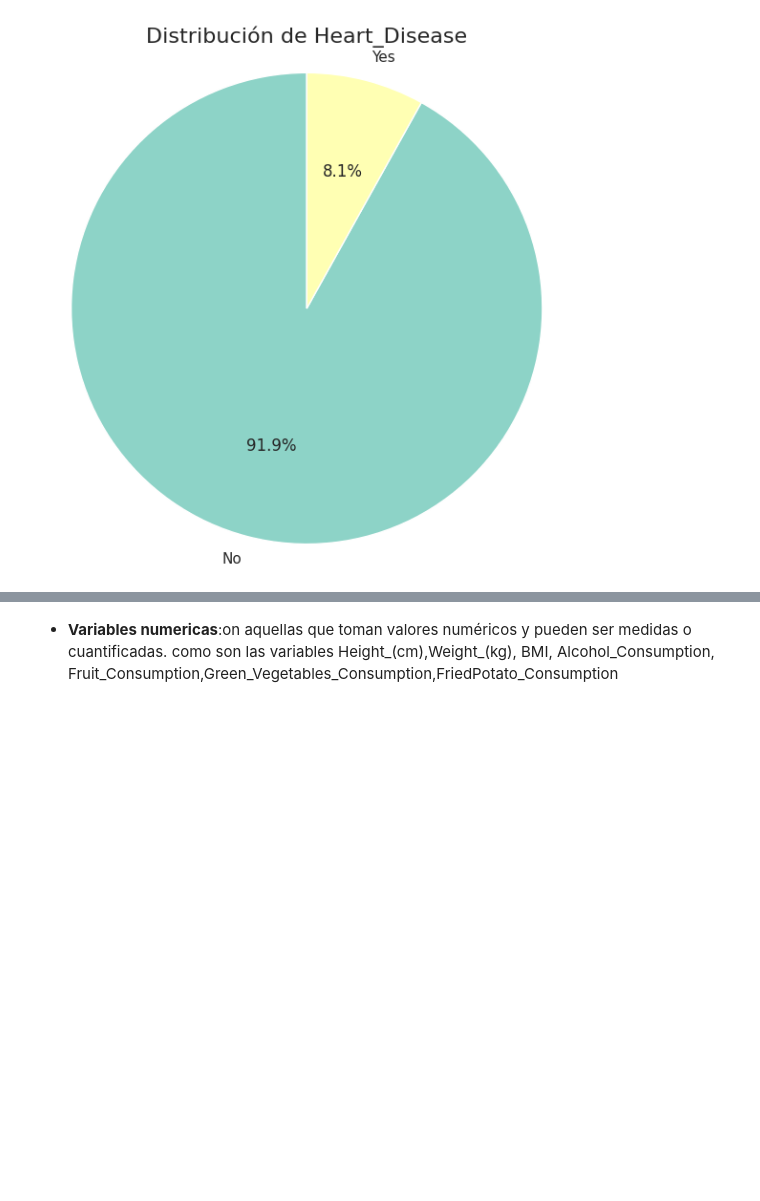
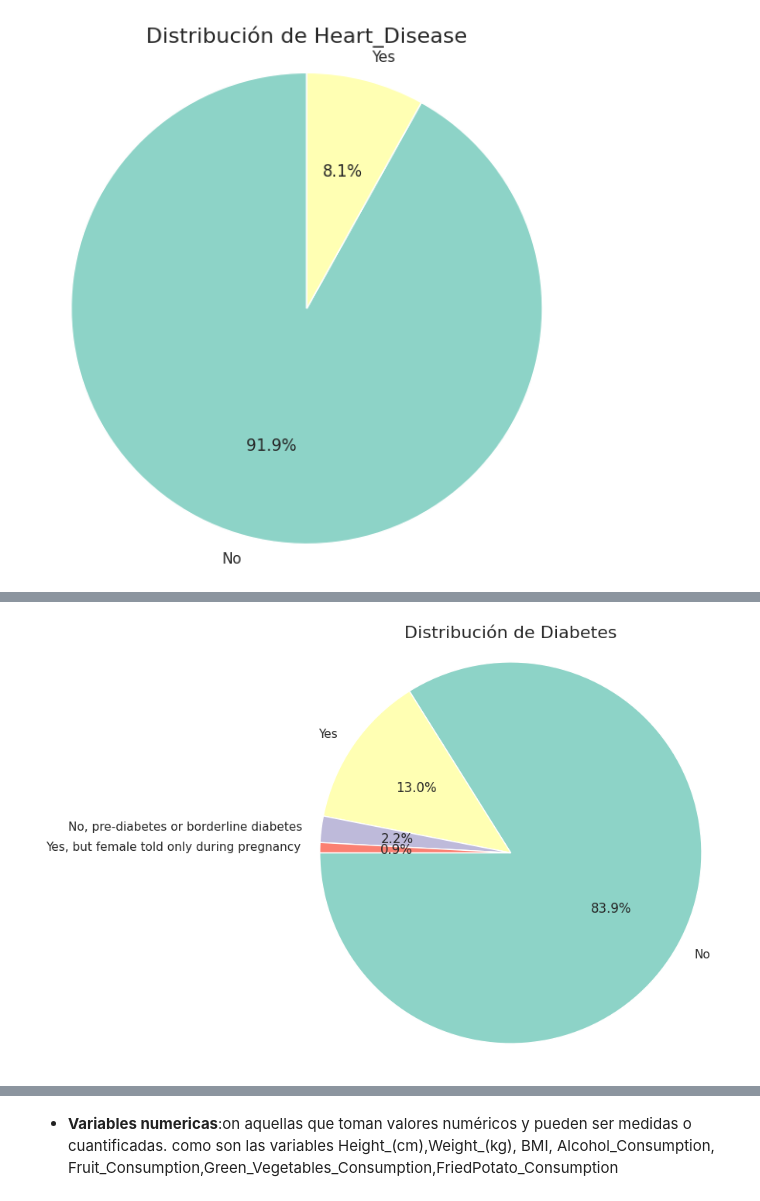
Before and after one commit to Laura9704/2025_-Analisis, a Jupyter notebook: ANALISIS_UNIVARIADO.ipynb, the cells around one changed output, grey strips where cells are left out. Saved outputs shown, nothing was run; the diff lists cells and outputs as text; code cells hidden in the pictures; blank space fills up the shorter version.

```diff
--- a/ANALISIS_UNIVARIADO.ipynb
+++ b/ANALISIS_UNIVARIADO.ipynb
@@ -171,0 +169,8 @@ plt.show()
+# %%
+plt.figure(figsize=(7, 7))  # Tamaño de la figura
+plt.pie(data['Diabetes'].value_counts(), labels=data['Diabetes'].value_counts().index, autopct='%1.1f%%', startangle=180, colors=sns.color_palette("Set3", len(data['Diabetes'].value_counts())))
+plt.title("Distribución de Diabetes", fontsize=16)  # Título del gráfico
+plt.axis('equal')  # Asegura que el gráfico sea circular
+plt.show()
+# %% [output]
+[figure, added]
```
Also changed, not shown: parts of 15 cells of this notebook.
